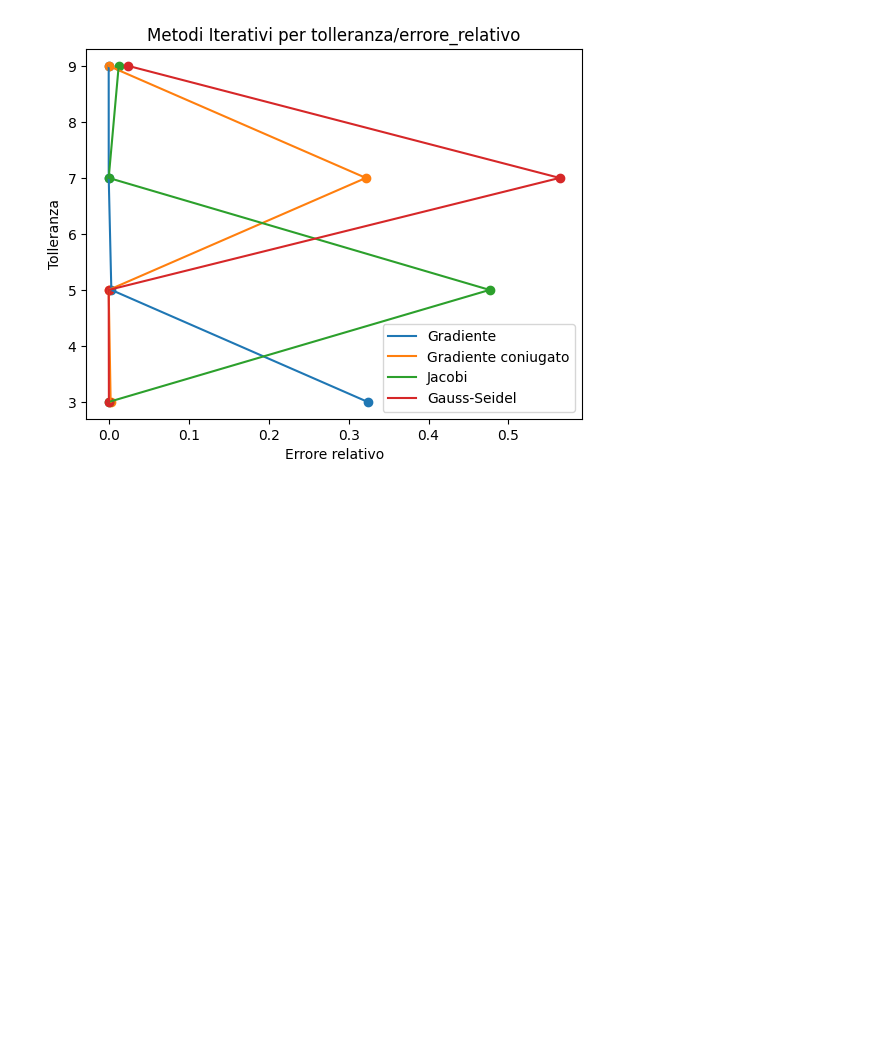
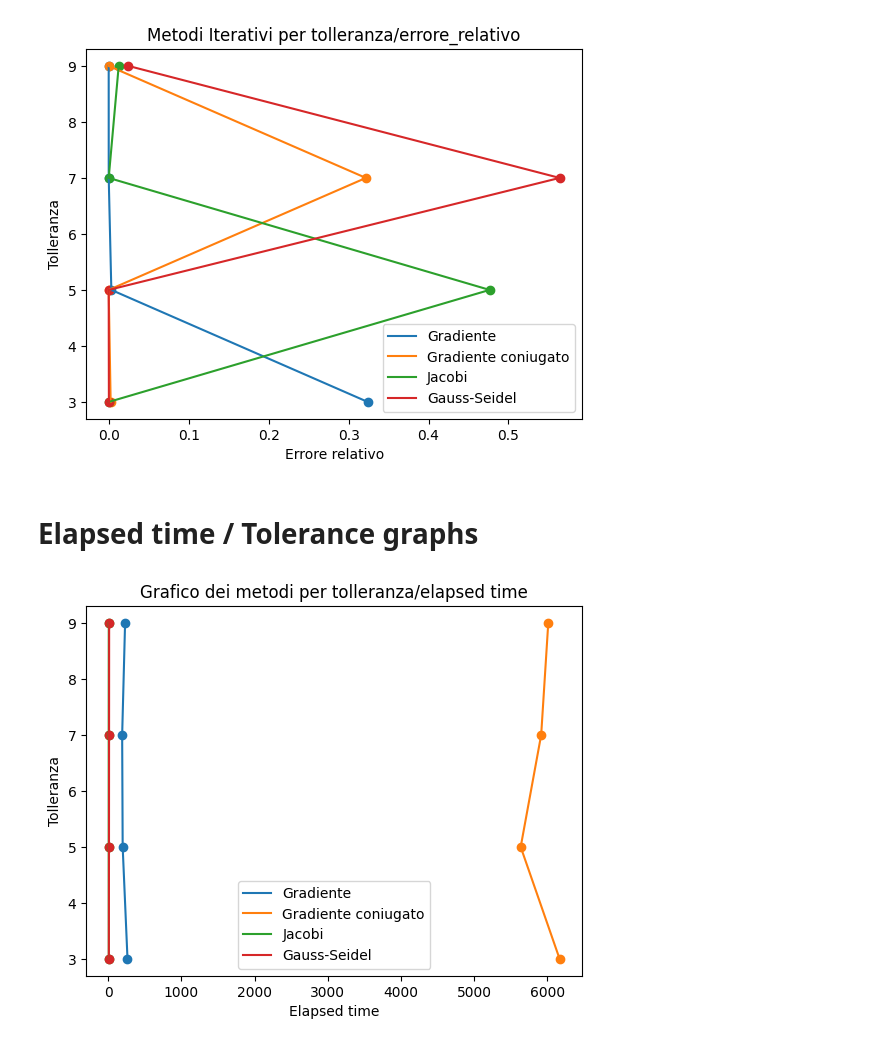
Before and after one commit to gabrielecanesi/iterative-solver, a Jupyter notebook: scripts/Graphs.ipynb, the cells around one changed output. Drawn from its saved outputs; the diff is of its cells as text; code cells hidden in the pictures; blank space fills up the shorter version.

Commit message:
Tolerance/elapsed_ms graphs added

```diff
--- a/scripts/Graphs.ipynb
+++ b/scripts/Graphs.ipynb
@@ -131,3 +131,29 @@ plt.title('Metodi Iterativi per tolleranza/errore_relativo')
 plt.show()
 # %% [output]
 [figure]
+# %% [markdown]
+# Elapsed time / Tolerance graphs
+# %%
+grad_ems = df['elapsed_ms'][0:16]
+grad_con_ems = df['elapsed_ms'][16:32]
+jac_ems = df['elapsed_ms'][32:48]
+gauss_ems = df['elapsed_ms'][48:64]
+# %%
+plt.plot(grad_ems[0:4], tol, label='Gradiente')
+plt.plot(grad_con_ems[0:4], tol, label='Gradiente coniugato')
+plt.plot(jac_ems[0:4], tol, label='Jacobi')
+plt.plot(gauss_ems[0:4], tol, label='Gauss-Seidel')
+
+plt.scatter(grad_ems[0:4], tol)
+plt.scatter(grad_con_ems[0:4], tol)
+plt.scatter(jac_ems[0:4], tol)
+plt.scatter(gauss_ems[0:4], tol)
+plt.legend()
+
+plt.ylabel('Tolleranza')
+plt.xlabel('Elapsed time')
+plt.title('Grafico dei metodi per tolleranza/elapsed time')
+
+plt.show()
+# %% [output]
+[figure, added]
```
Also changed, not shown: parts of 7 cells of this notebook.
